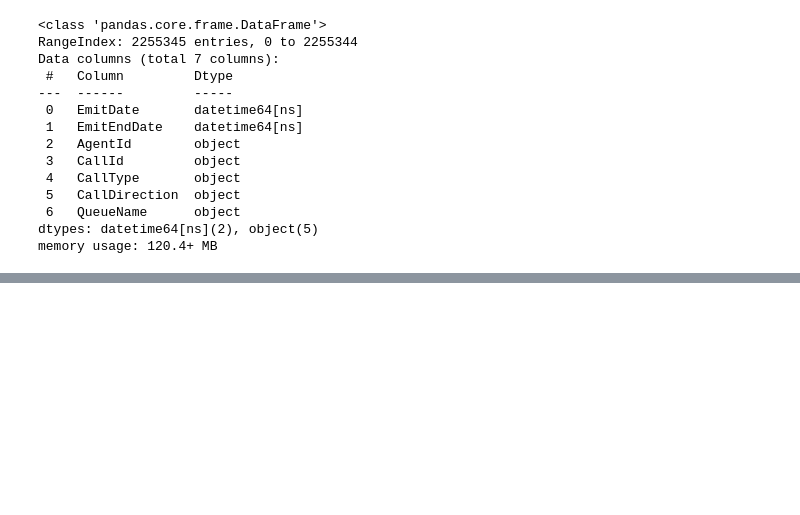
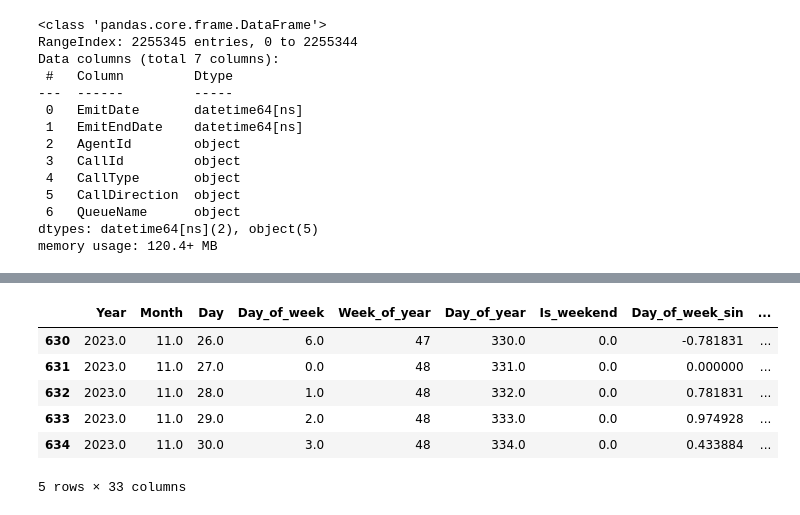
Before and after one commit to nieweglp/call-center-forecast, a Jupyter notebook: call-center/notebooks/eda.ipynb, the cells around one changed output, grey strips where cells are left out. Cells and saved outputs as stored; diff of their text form; code cells hidden in the pictures; blank space fills up the shorter version.

```diff
--- a/call-center/notebooks/eda.ipynb
+++ b/call-center/notebooks/eda.ipynb
@@ -117,0 +346,7 @@ plt.plot(df_agg["Date"], df_agg["Calls"]);
+# %%
+df_copenhagen = _get_weather_data("Copenhagen, Denmark", "2022-03-06", "2023-12-31")
+# %%
+df_copenhagen = pd.concat([df_holidays["Date"], df_copenhagen], axis=1)
+# %%
+df_pre = df_copenhagen.merge(df_holidays, on="Date", how="outer")
+df = df_pre.merge(df_agg, on="Date", how="outer")
@@ -117,0 +364,6 @@ plt.plot(df_agg["Date"], df_agg["Calls"]);
+# %%
+train_data = df[(df["Date"] < "2023-11-01") & (df["Date"] >= "2022-03-06")]
+test_data = df[(df["Date"] >= "2023-11-01") & (df["Date"] < "2023-12-01")]
+# %%
+test_data[features].tail()
+# %% [output]
@@ -117,0 +371,7 @@ plt.plot(df_agg["Date"], df_agg["Calls"]);
+|  | Year | Month | Day | Day_of_week | Week_of_year | Day_of_year | Is_weekend | Day_of_week_sin | ... |
+| 630 | 2023.0 | 11.0 | 26.0 | 6.0 | 47 | 330.0 | 0.0 | -0.781831 | ... |
+| 631 | 2023.0 | 11.0 | 27.0 | 0.0 | 48 | 331.0 | 0.0 | 0.000000 | ... |
+| 632 | 2023.0 | 11.0 | 28.0 | 1.0 | 48 | 332.0 | 0.0 | 0.781831 | ... |
+| 633 | 2023.0 | 11.0 | 29.0 | 2.0 | 48 | 333.0 | 0.0 | 0.974928 | ... |
+| 634 | 2023.0 | 11.0 | 30.0 | 3.0 | 48 | 334.0 | 0.0 | 0.433884 | ... |
+5 rows × 33 columns
```
Also changed, not shown: parts of 45 cells of this notebook, 12 other files.
